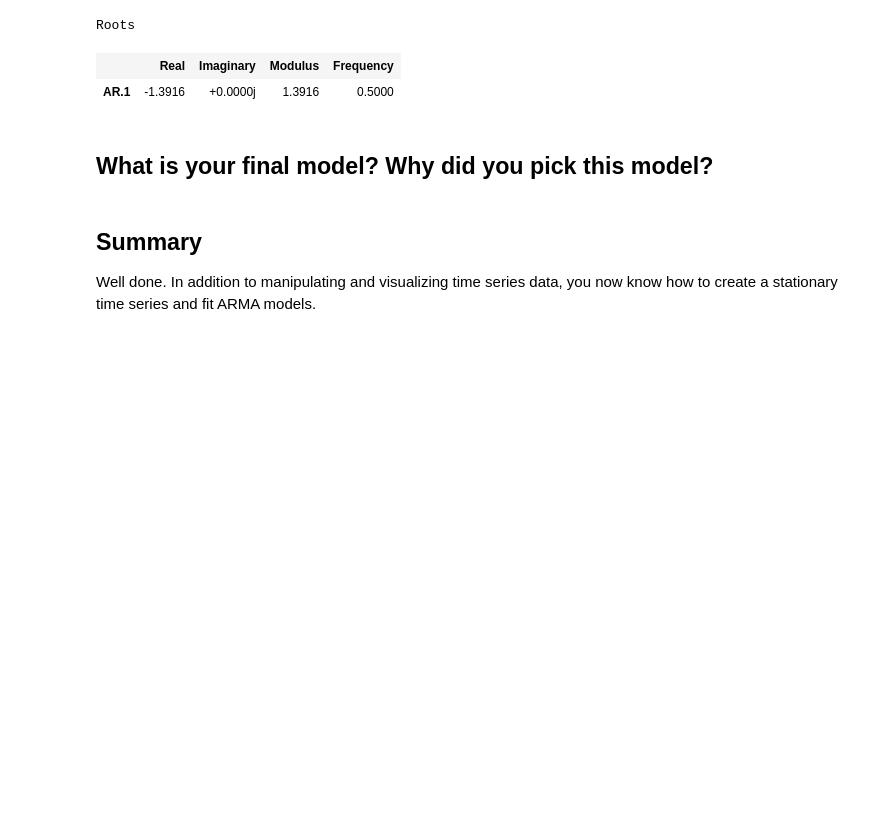
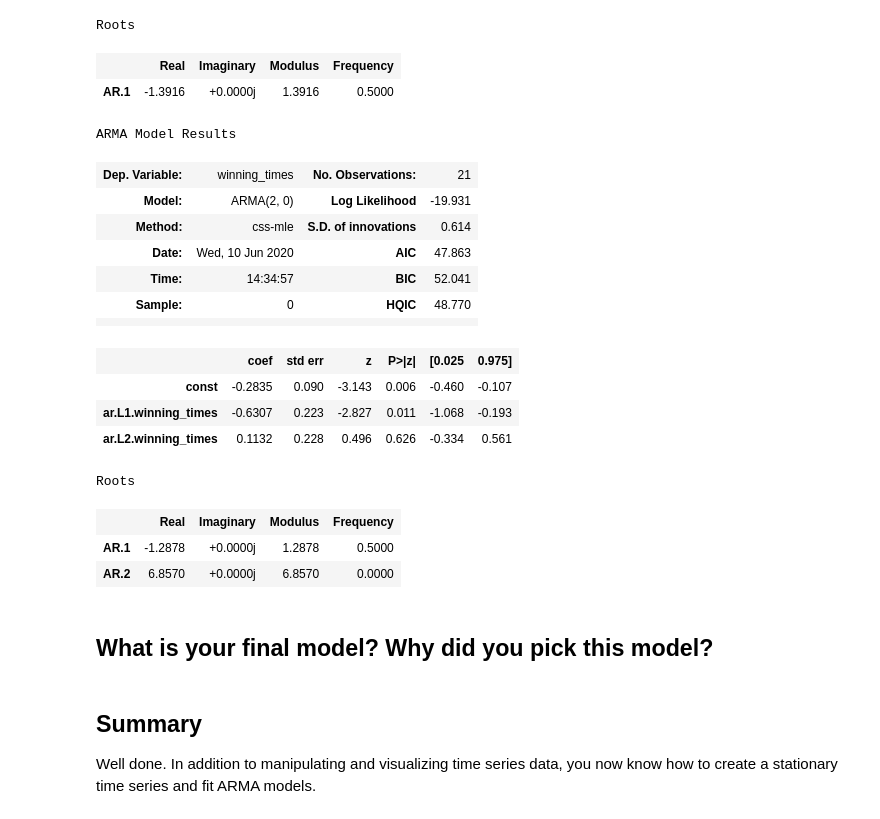
Before and after one commit to OsterMendel/dsc-arma-models-statsmodels-lab-nyc-ds-033020, a Jupyter notebook: index.ipynb, the cells around one changed output. Cells and saved outputs as stored; diff of their text form; code cells hidden in the pictures; blank space fills up the shorter version.

```diff
--- a/index.ipynb
+++ b/index.ipynb
@@ -110,9 +110,26 @@ Roots
 |  | Real | Imaginary | Modulus | Frequency |
 | AR.1 | -1.3916 | +0.0000j | 1.3916 | 0.5000 |
 # %%
-arma2 = ARIMA(data_diff, order=(1,0,0))
+arma2 = ARIMA(data_diff, order=(2,0,0))
 arma2_fit = arma2.fit()
 arma2_fit.summary()
+# %% [output]
+ARMA Model Results
+| Dep. Variable: | winning_times | No. Observations: | 21 |
+| Model: | ARMA(2, 0) | Log Likelihood | -19.931 |
+| Method: | css-mle | S.D. of innovations | 0.614 |
+| Date: | Wed, 10 Jun 2020 | AIC | 47.863 |
+| Time: | 14:34:57 | BIC | 52.041 |
+| Sample: | 0 | HQIC | 48.770 |
+|  |  |  |  |
+|  | coef | std err | z | P>|z| | [0.025 | 0.975] |
+| const | -0.2835 | 0.090 | -3.143 | 0.006 | -0.460 | -0.107 |
+| ar.L1.winning_times | -0.6307 | 0.223 | -2.827 | 0.011 | -1.068 | -0.193 |
+| ar.L2.winning_times | 0.1132 | 0.228 | 0.496 | 0.626 | -0.334 | 0.561 |
+Roots
+|  | Real | Imaginary | Modulus | Frequency |
+| AR.1 | -1.2878 | +0.0000j | 1.2878 | 0.5000 |
+| AR.2 | 6.8570 | +0.0000j | 6.8570 | 0.0000 |
 # %% [markdown]
 ## What is your final model? Why did you pick this model?
 # %%
```
